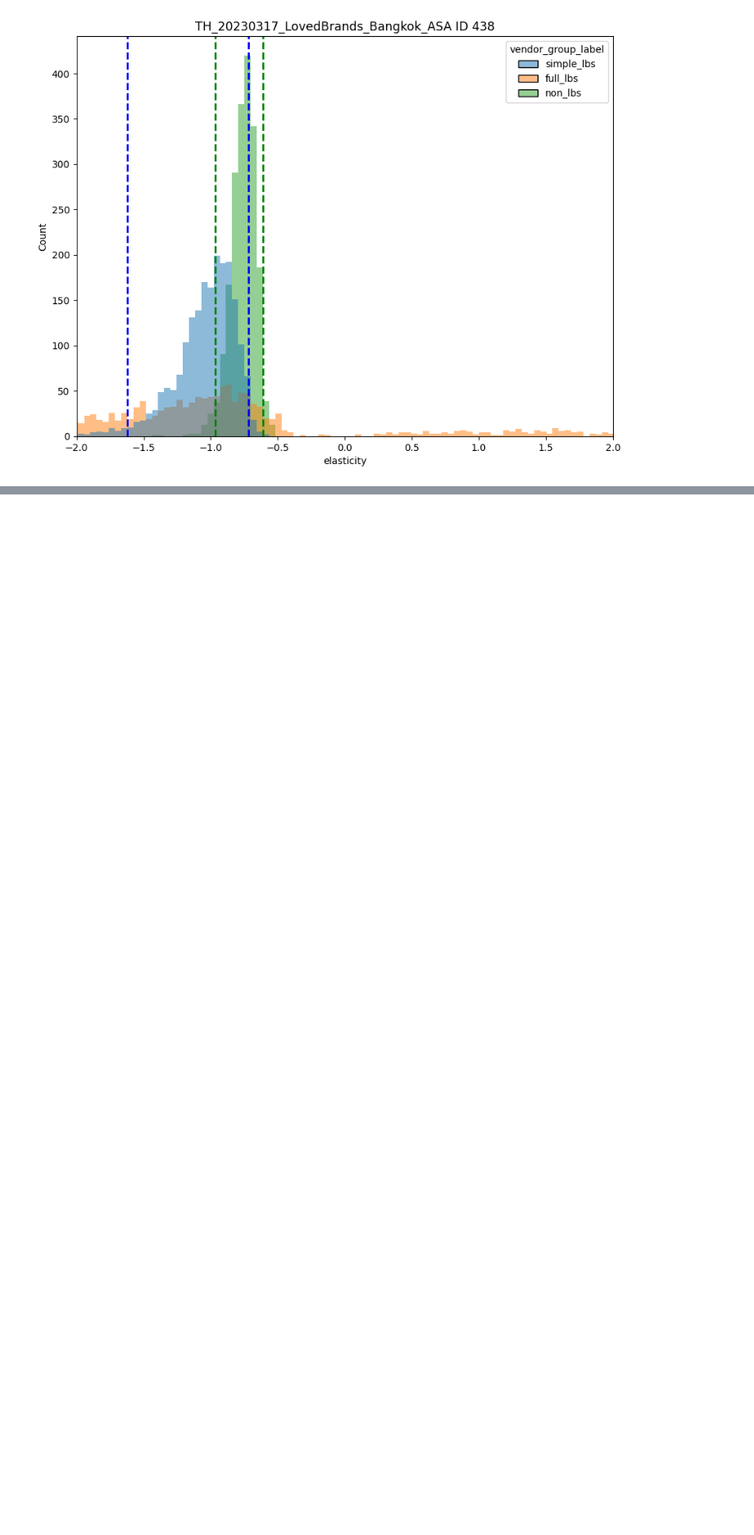
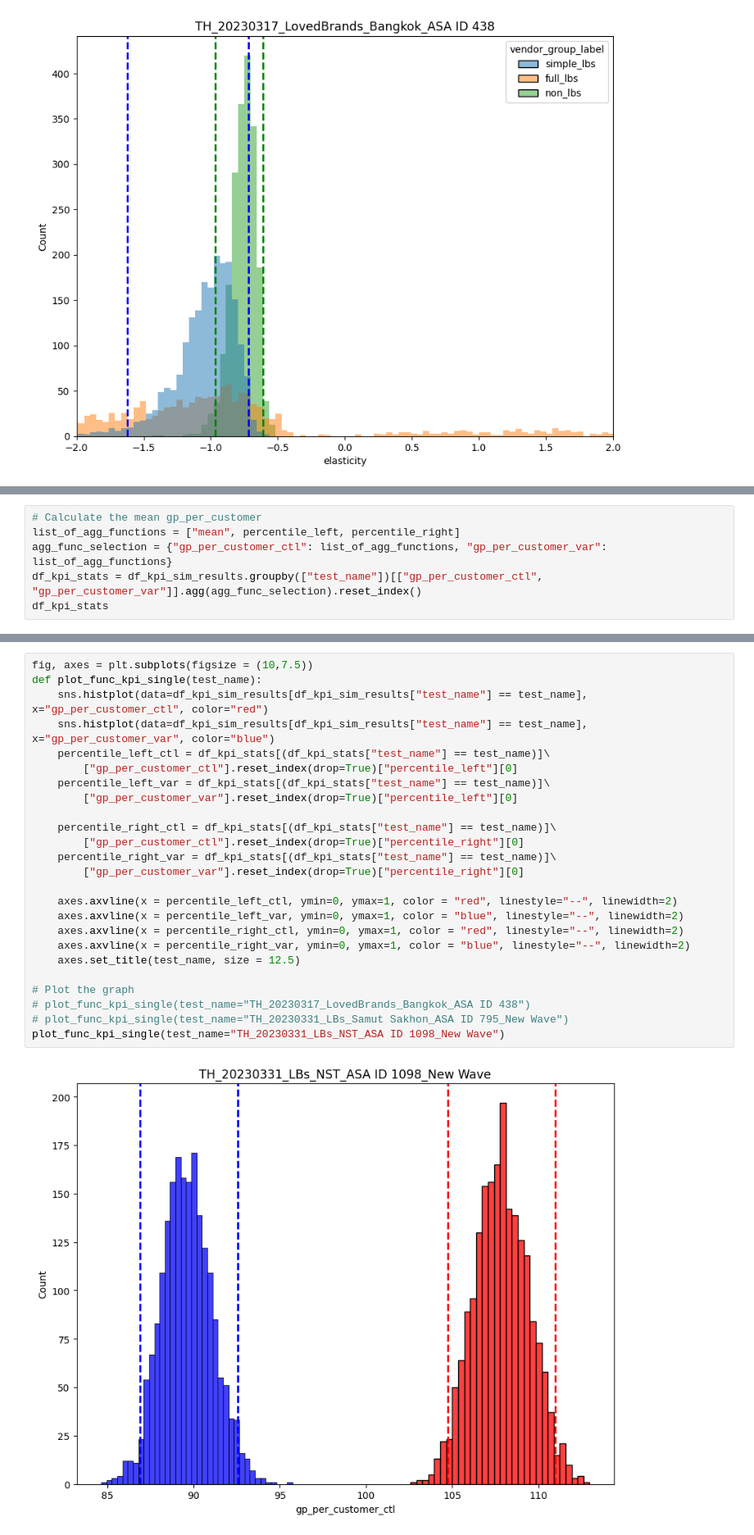
Before and after one commit to omar-elmaria/bootstrap_analysis, a Jupyter notebook: bootstrap_analysis.ipynb, the cells around one changed output, grey strips where cells are left out. Shown: that part at 82% size. Drawn from its saved outputs; the diff is of its cells as text; blank space fills up the shorter version.

```diff
--- a/bootstrap_analysis.ipynb
+++ b/bootstrap_analysis.ipynb
@@ -268,0 +287,6 @@ plot_func_single(test_name="TH_20230317_LovedBrands_Bangkok_ASA ID 438")
+# %%
+# Calculate the mean gp_per_customer
+list_of_agg_functions = ["mean", percentile_left, percentile_right]
+agg_func_selection = {"gp_per_customer_ctl": list_of_agg_functions, "gp_per_customer_var": list_of_agg_functions}
+df_kpi_stats = df_kpi_sim_results.groupby(["test_name"])[["gp_per_customer_ctl", "gp_per_customer_var"]].agg(agg_func_selection).reset_index()
+df_kpi_stats
@@ -268,0 +304,27 @@ plot_func_single(test_name="TH_20230317_LovedBrands_Bangkok_ASA ID 438")
+# %%
+fig, axes = plt.subplots(figsize = (10,7.5))
+def plot_func_kpi_single(test_name):
+    sns.histplot(data=df_kpi_sim_results[df_kpi_sim_results["test_name"] == test_name], x="gp_per_customer_ctl", color="red")
+    sns.histplot(data=df_kpi_sim_results[df_kpi_sim_results["test_name"] == test_name], x="gp_per_customer_var", color="blue")
+    percentile_left_ctl = df_kpi_stats[(df_kpi_stats["test_name"] == test_name)]\
+        ["gp_per_customer_ctl"].reset_index(drop=True)["percentile_left"][0]
+    percentile_left_var = df_kpi_stats[(df_kpi_stats["test_name"] == test_name)]\
+        ["gp_per_customer_var"].reset_index(drop=True)["percentile_left"][0]
+
+    percentile_right_ctl = df_kpi_stats[(df_kpi_stats["test_name"] == test_name)]\
+        ["gp_per_customer_ctl"].reset_index(drop=True)["percentile_right"][0]
+    percentile_right_var = df_kpi_stats[(df_kpi_stats["test_name"] == test_name)]\
+        ["gp_per_customer_var"].reset_index(drop=True)["percentile_right"][0]
+
+    axes.axvline(x = percentile_left_ctl, ymin=0, ymax=1, color = "red", linestyle="--", linewidth=2)
+    axes.axvline(x = percentile_left_var, ymin=0, ymax=1, color = "blue", linestyle="--", linewidth=2)
+    axes.axvline(x = percentile_right_ctl, ymin=0, ymax=1, color = "red", linestyle="--", linewidth=2)
+    axes.axvline(x = percentile_right_var, ymin=0, ymax=1, color = "blue", linestyle="--", linewidth=2)
+    axes.set_title(test_name, size = 12.5)
+
+# Plot the graph
+# plot_func_kpi_single(test_name="TH_20230317_LovedBrands_Bangkok_ASA ID 438")
+# plot_func_kpi_single(test_name="TH_20230331_LBs_Samut Sakhon_ASA ID 795_New Wave")
+plot_func_kpi_single(test_name="TH_20230331_LBs_NST_ASA ID 1098_New Wave")
+# %% [output]
+[figure, added]
```
Also changed, not shown: parts of 4 cells of this notebook.
